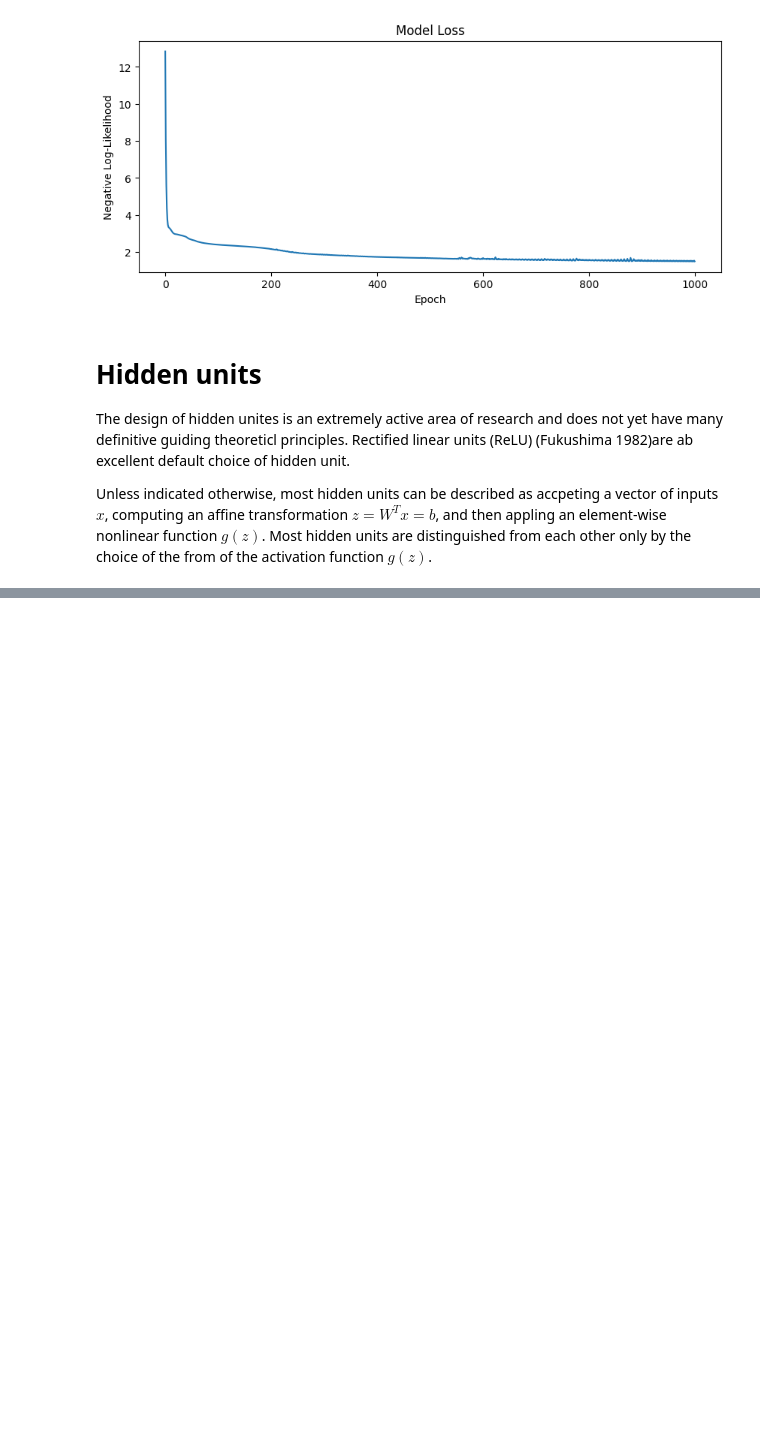
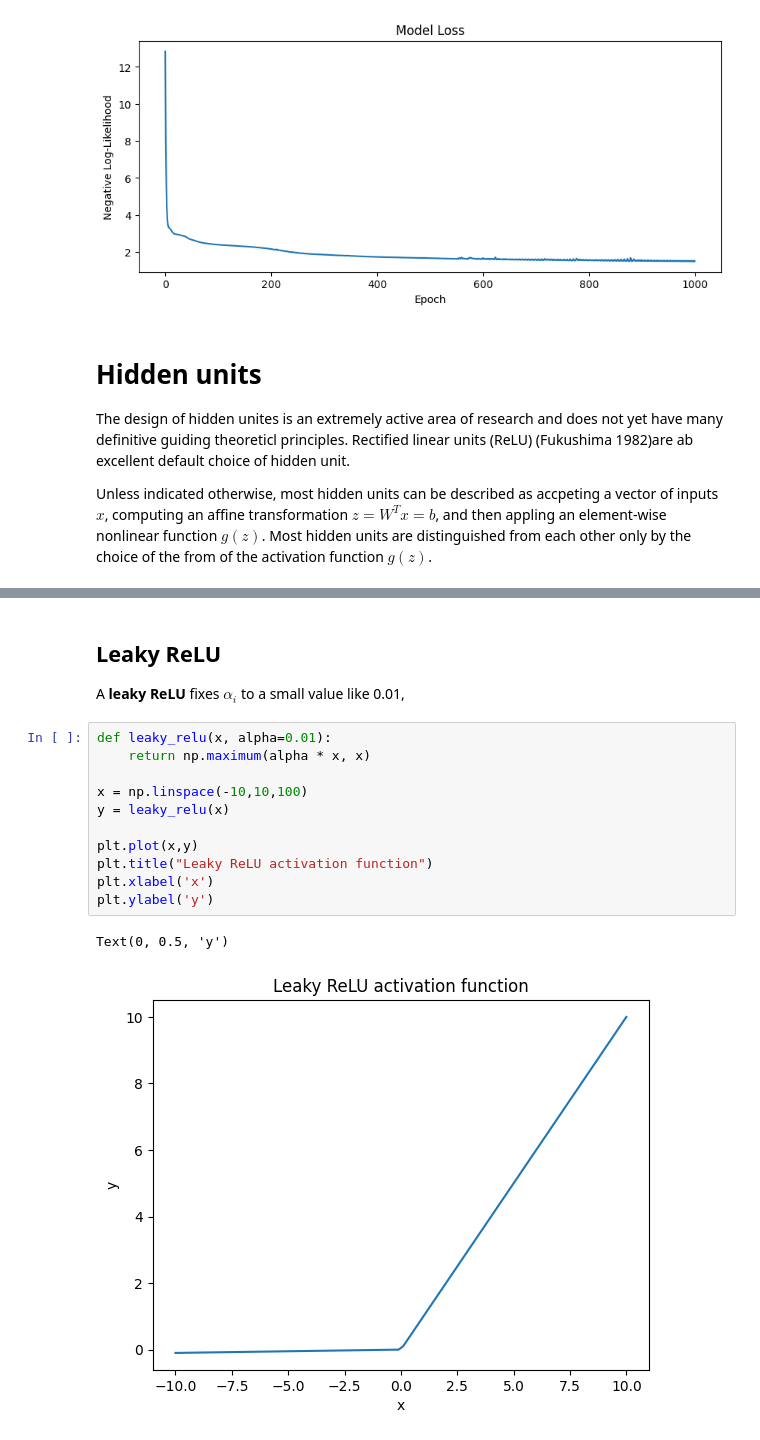
Before and after one commit to woodRock/deep-learning-goodfellow, a Jupyter notebook: chapter_6_deep_feedforward_networks.ipynb, the cells around one changed output, grey strips where cells are left out. Cells and saved outputs as stored; diff of their text form; blank space fills up the shorter version.

```diff
--- a/chapter_6_deep_feedforward_networks.ipynb
+++ b/chapter_6_deep_feedforward_networks.ipynb
@@ -862,0 +908,18 @@ Rectified Linear
+# %% [markdown]
+## Leaky ReLU
+
+A **leaky ReLU** fixes $\alpha_i$ to a small value like 0.01,
+# %%
+def leaky_relu(x, alpha=0.01):
+    return np.maximum(alpha * x, x)
+
+x = np.linspace(-10,10,100)
+y = leaky_relu(x)
+
+plt.plot(x,y)
+plt.title("Leaky ReLU activation function")
+plt.xlabel('x')
+plt.ylabel('y')
+# %% [output]
+Text(0, 0.5, 'y')
+[figure, added]
```
Also changed, not shown: parts of 27 cells of this notebook.
